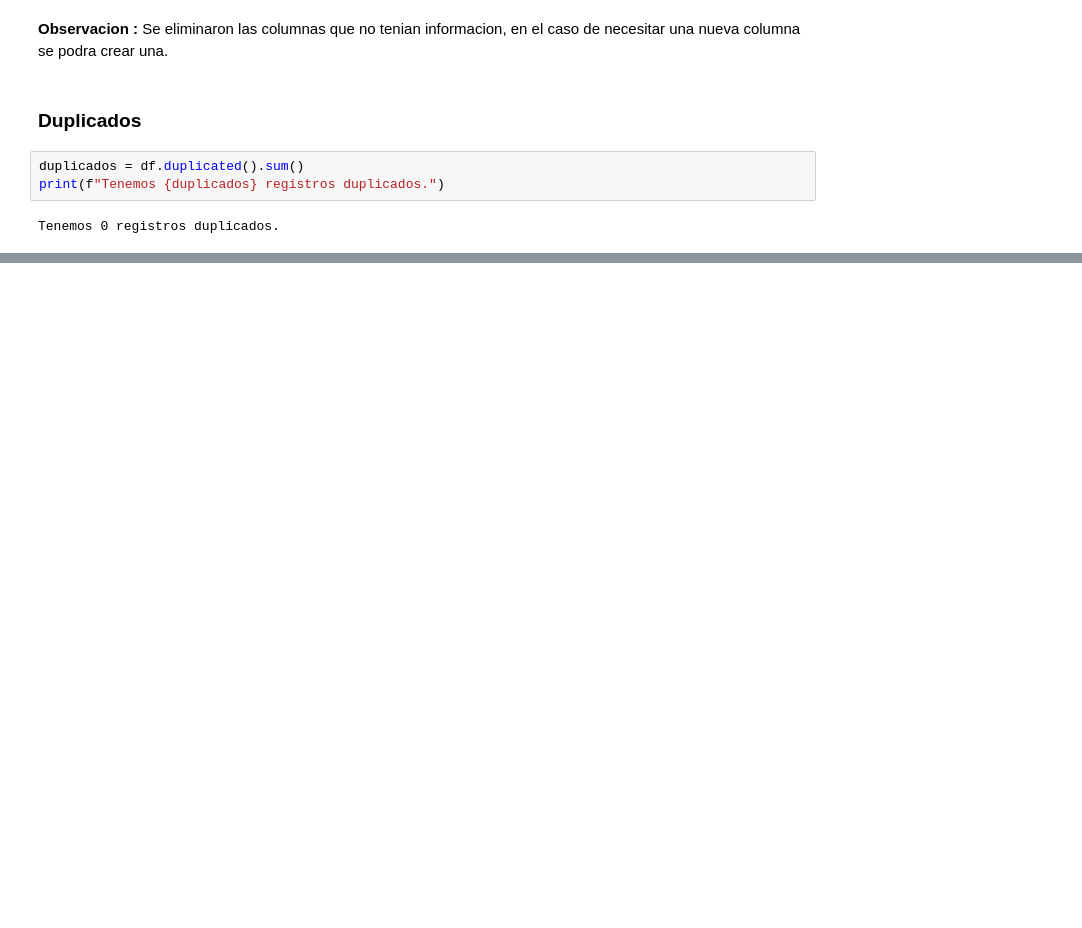
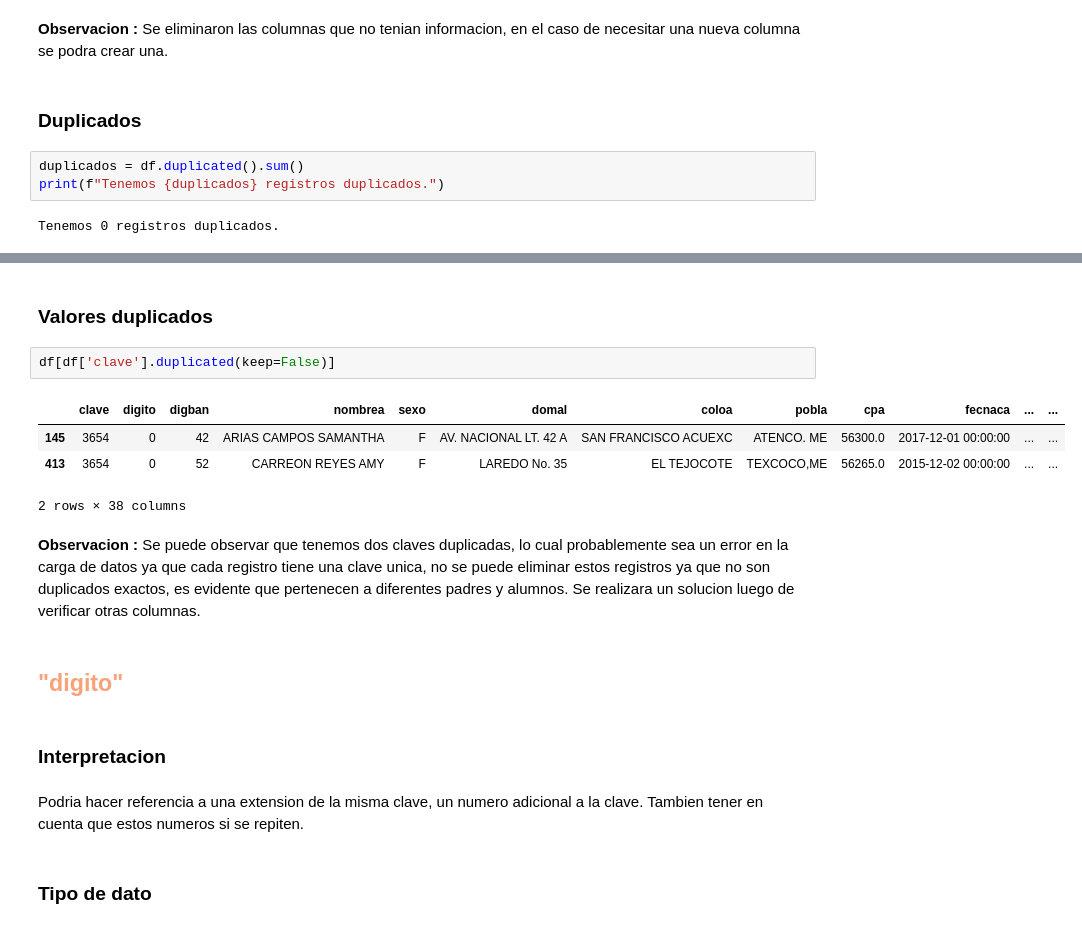
Before and after one commit to franco18min/Data-Analytics-Prueba-Tecnica, a Jupyter notebook: Analisis_Limpieza_Datos.ipynb, the cells around one changed output, grey strips where cells are left out. Drawn from its saved outputs; the diff is of its cells as text; blank space fills up the shorter version.

```diff
--- a/Analisis_Limpieza_Datos.ipynb
+++ b/Analisis_Limpieza_Datos.ipynb
@@ -165,0 +177,19 @@ Tenemos 0 registros duplicados.
+# %% [markdown]
+### Valores duplicados
+# %%
+df[df['clave'].duplicated(keep=False)]
+# %% [output]
+|  | clave | digito | digban | nombrea | sexo | domal | coloa | pobla | cpa | fecnaca | ... | ... |
+| 145 | 3654 | 0 | 42 | ARIAS CAMPOS SAMANTHA | F | AV. NACIONAL LT. 42 A | SAN FRANCISCO ACUEXC | ATENCO. ME | 56300.0 | 2017-12-01 00:00:00 | ... | ... |
+| 413 | 3654 | 0 | 52 | CARREON REYES AMY | F | LAREDO No. 35 | EL TEJOCOTE | TEXCOCO,ME | 56265.0 | 2015-12-02 00:00:00 | ... | ... |
+2 rows × 38 columns
+# %% [markdown]
+**Observacion :**  Se puede observar que tenemos dos claves duplicadas, lo cual probablemente sea un error en la carga de datos ya que cada registro tiene una clave unica, no se puede eliminar estos registros ya que no son duplicados exactos, es evidente que pertenecen a diferentes padres y alumnos. Se realizara un solucion luego de verificar otras columnas.
+# %% [markdown]
+## <font color="#f9a177">"digito"</font>
+# %% [markdown]
+### Interpretacion
+# %% [markdown]
+Podria hacer referencia a una extension de la misma clave, un numero adicional a la clave. Tambien tener en cuenta que estos numeros si se repiten.
+# %% [markdown]
+### Tipo de dato
```
Also changed, not shown: parts of 453 cells of this notebook, 8 other files.
